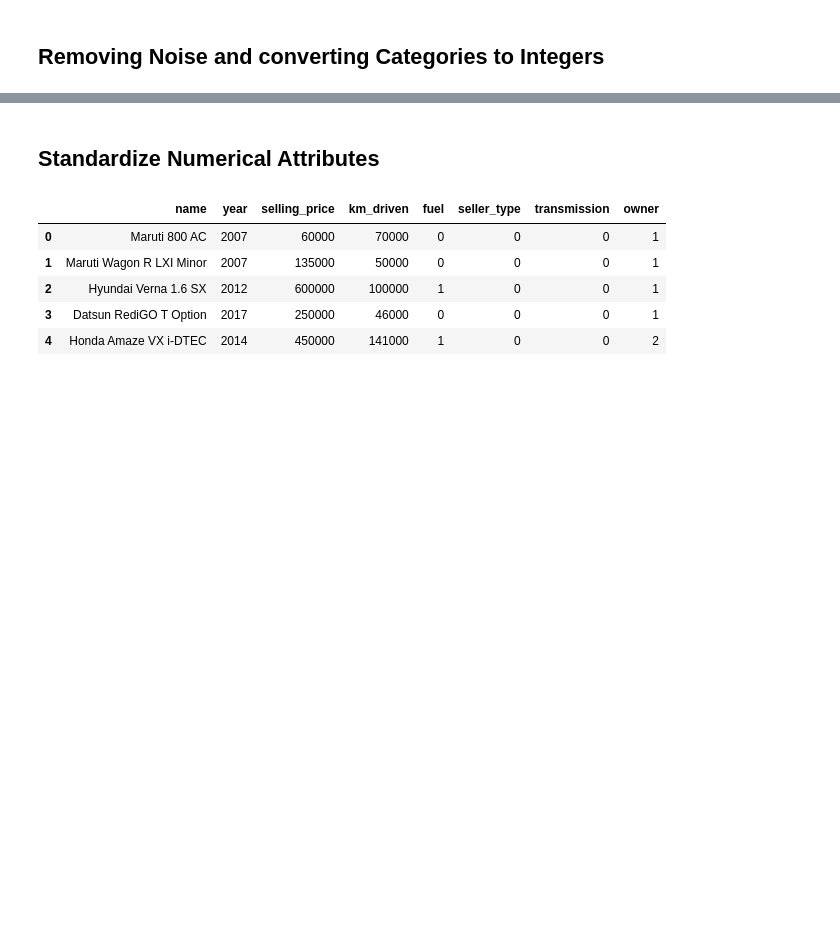
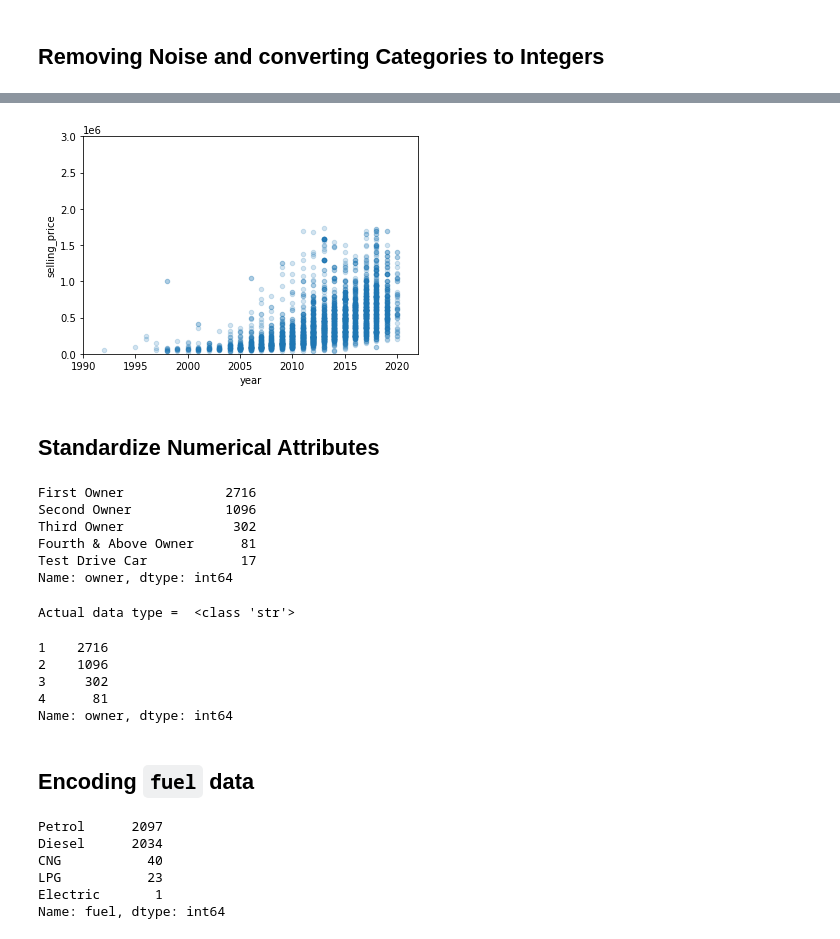
Before and after one commit to davidjperez00/NumericalAnalysis, a Jupyter notebook: data_processing.ipynb, the cells around one changed output, grey strips where cells are left out. Saved outputs shown, nothing was run; the diff lists cells and outputs as text; code cells hidden in the pictures; blank space fills up the shorter version.

```diff
--- a/data_processing.ipynb
+++ b/data_processing.ipynb
@@ -116,11 +115,57 @@ array([[<AxesSubplot:xlabel='year', ylabel='year'>,
+# %%
+# Removing 'noise' aka instances that have a price greater than  1,750,000
+# NOTE This applies to all data moving forward
+vehicles.drop(vehicles[vehicles['selling_price'] >= 1750000].index, inplace = True)
+
+vehicles.plot(kind="scatter", x="year", y="selling_price",
+             alpha=0.2)
+plt.axis([1990, 2022, 0, 3000000])
+plt.show()
+# %% [output]
+[figure, added]
 # %% [markdown]
 ## Standardize Numerical Attributes
-# %%
-vehicles.head()
-# %% [output]
-|  | name | year | selling_price | km_driven | fuel | seller_type | transmission | owner |
-| 0 | Maruti 800 AC | 2007 | 60000 | 70000 | 0 | 0 | 0 | 1 |
-| 1 | Maruti Wagon R LXI Minor | 2007 | 135000 | 50000 | 0 | 0 | 0 | 1 |
-| 2 | Hyundai Verna 1.6 SX | 2012 | 600000 | 100000 | 1 | 0 | 0 | 1 |
-| 3 | Datsun RediGO T Option | 2017 | 250000 | 46000 | 0 | 0 | 0 | 1 |
-| 4 | Honda Amaze VX i-DTEC | 2014 | 450000 | 141000 | 1 | 0 | 0 | 2 |
+# %%
+vehicles['owner'].value_counts()
+# %% [output]
+First Owner             2716
+Second Owner            1096
+Third Owner              302
+Fourth & Above Owner      81
+Test Drive Car            17
+Name: owner, dtype: int64
+# %%
+# Note these values are not actually integers
+print('Actual data type = ', type(vehicles['owner'][0]))
+# %% [output]
+Actual data type =  <class 'str'>
+# %%
+current_owner_strings = ['First Owner', 'Second Owner', 'Third Owner', 'Fourth & Above Owner', 'Test Drive Car']
+new_strings = ['1', '2', '3', '4', '5']
+vehicles['owner'] = vehicles['owner'].replace(current_owner_strings, new_strings)
+
+# Convert strings to integers:
+vehicles['owner'] = vehicles['owner'].astype('int64')
+
+# Removing 'Test Drive Car' since it's NOT numerically related to other owner types
+vehicles.drop(vehicles[vehicles['owner'] == 5].index, inplace = True)
+
+# Show new changes
+vehicles['owner'].value_counts()
+# %% [output]
+1    2716
+2    1096
+3     302
+4      81
+Name: owner, dtype: int64
+# %% [markdown]
+## Encoding `fuel` data
+# %%
+vehicles['fuel'].value_counts()
+# %% [output]
+Petrol      2097
+Diesel      2034
+CNG           40
+LPG           23
+Electric       1
+Name: fuel, dtype: int64
```
Also changed, not shown: parts of 11 cells of this notebook, 2 other files.
